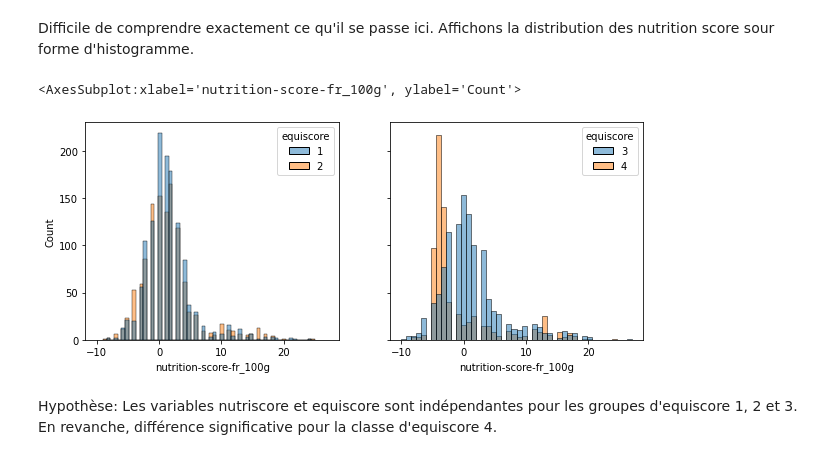
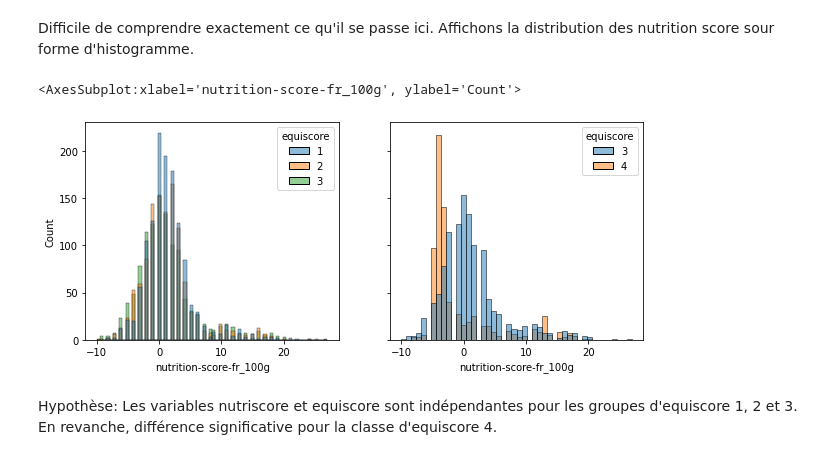
Before and after one commit to OlivierLegrand/P7, a Jupyter notebook: P3/PSanté_notebookexploration.ipynb, the cells around one changed output. Saved outputs shown, nothing was run; the diff lists cells and outputs as text; code cells hidden in the pictures.

```diff
--- a/P3/PSanté_notebookexploration.ipynb
+++ b/P3/PSanté_notebookexploration.ipynb
@@ -729,11 +729,11 @@ Difficile de comprendre exactement ce qu'il se passe ici. Affichons la distribut
 # %%
 fig, (ax1, ax2) = plt.subplots(ncols=2, figsize=(10, 4), sharex=True, sharey=True)
 
-sns.histplot(x="nutrition-score-fr_100g", data=X[X.equiscore.isin([1, 2])], hue="equiscore", palette="tab10", ax=ax1)
+sns.histplot(x="nutrition-score-fr_100g", data=X[X.equiscore.isin([1, 2, 3])], hue="equiscore", palette="tab10", ax=ax1)
 sns.histplot(x="nutrition-score-fr_100g", data=X[X.equiscore.isin([3, 4])], hue="equiscore", palette="tab10", ax=ax2)
 # %% [output]
 <AxesSubplot:xlabel='nutrition-score-fr_100g', ylabel='Count'>
-[figure, old version]
+[figure, new version]
 # %% [markdown]
 Hypothèse: Les variables nutriscore et equiscore sont indépendantes pour les groupes d'equiscore 1, 2 et 3. En revanche, différence significative pour la classe d'equiscore 4.
 # %%
```
Also changed, not shown: parts of 13 cells of this notebook.
